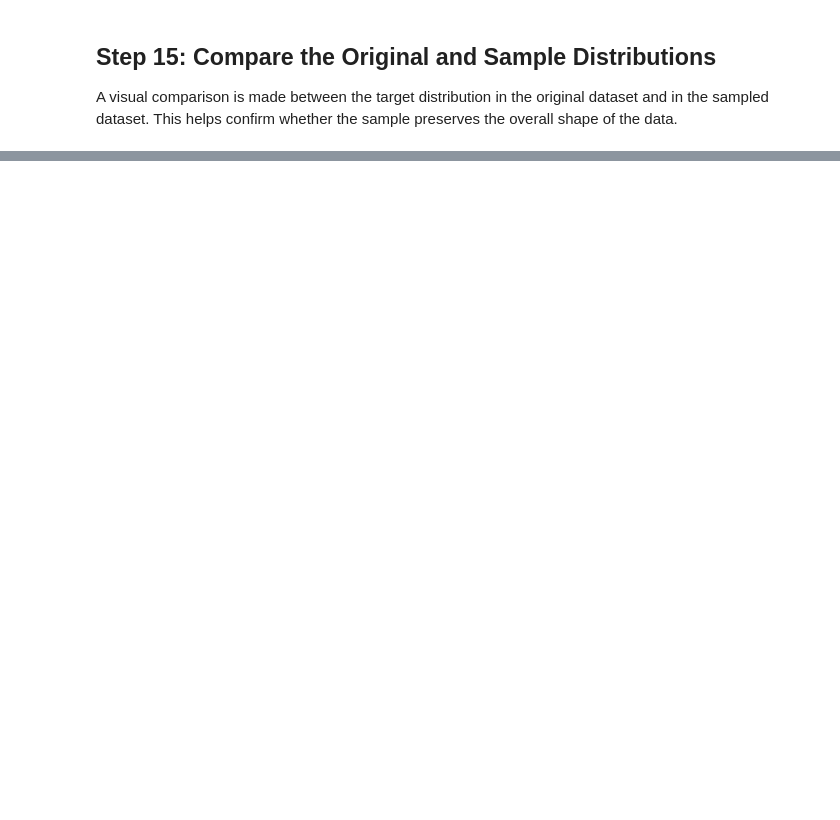
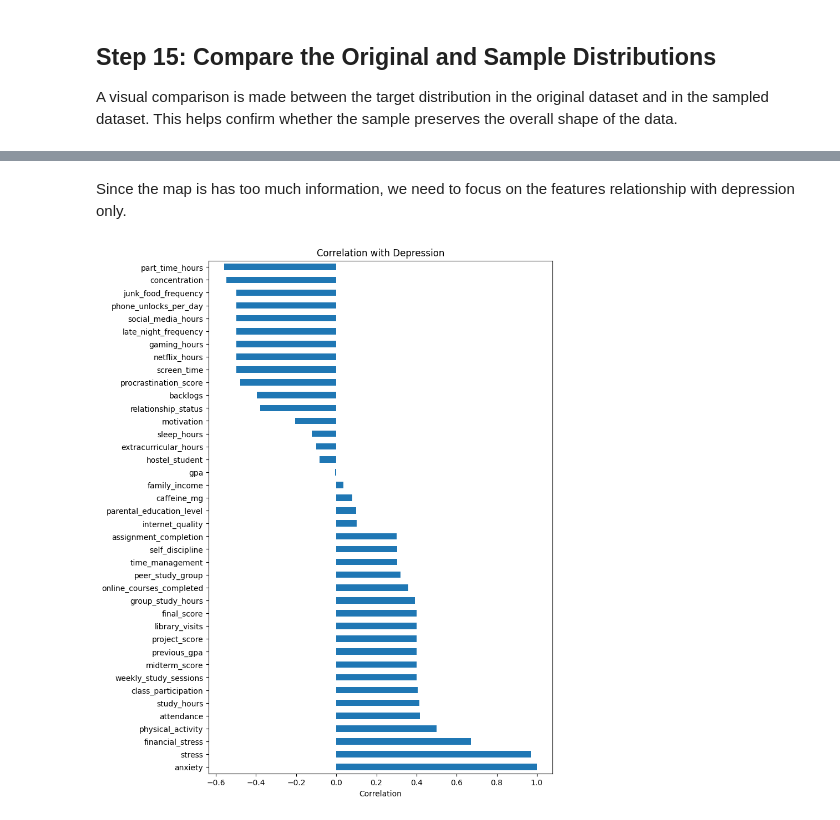
Before and after one commit to XyronTeam/ml-project, a Jupyter notebook: src/dataset_b/notebook_b.ipynb, the cells around one changed output, grey strips where cells are left out. Drawn from its saved outputs; the diff is of its cells as text; code cells hidden in the pictures; blank space fills up the shorter version.

```diff
--- a/src/dataset_b/notebook_b.ipynb
+++ b/src/dataset_b/notebook_b.ipynb
@@ -226,0 +248,12 @@ This helps confirm whether the sample preserves the overall shape of the data.
+# %% [markdown]
+Since the map is has too much information, we need to focus on the features relationship with depression only.
+# %%
+corr_target = df_sample.corr(numeric_only=True)["depression"].sort_values(ascending=False)
+
+plt.figure(figsize=(8, 12))
+corr_target.drop("depression").plot(kind="barh")
+plt.title("Correlation with Depression")
+plt.xlabel("Correlation")
+plt.show()
+# %% [output]
+[figure, added]
```
Also changed, not shown: parts of 9 cells of this notebook.
